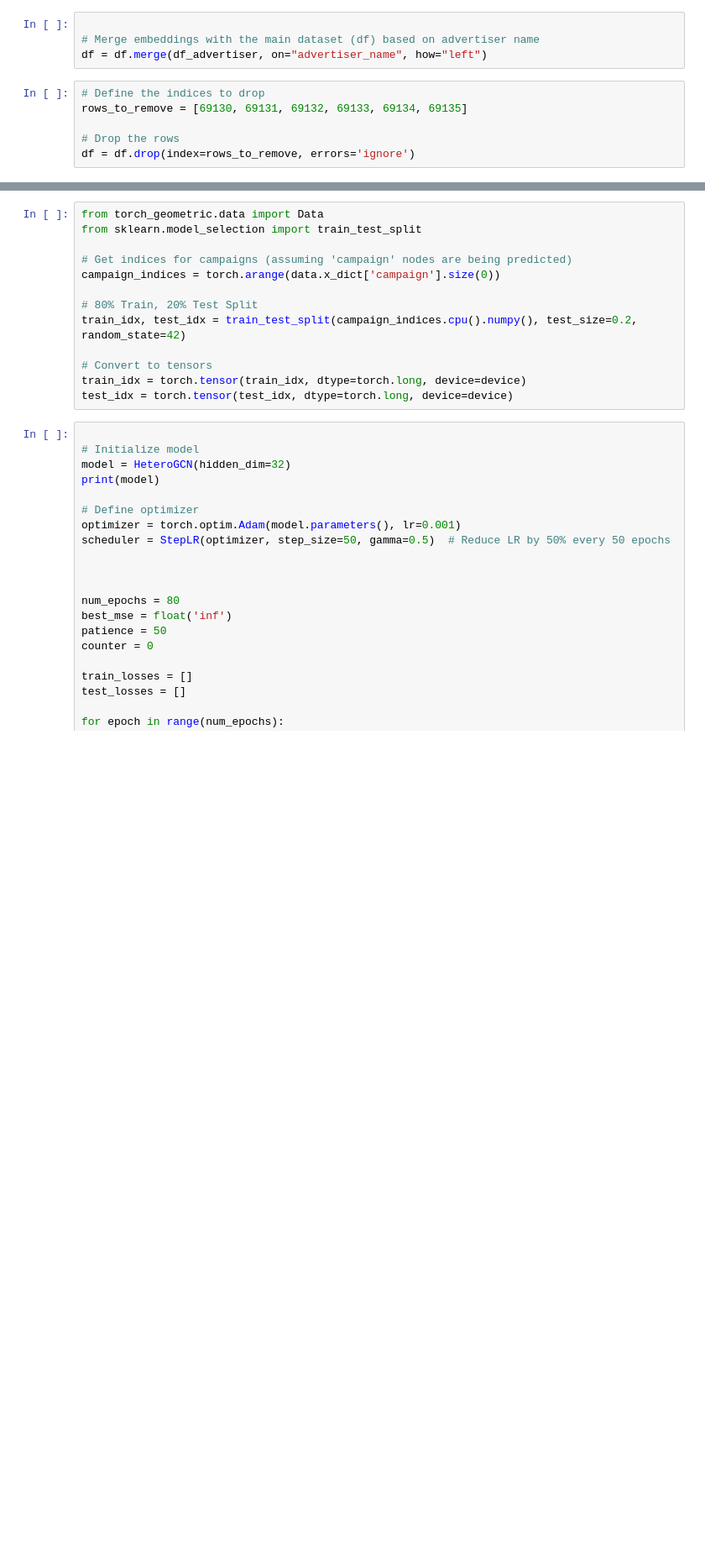
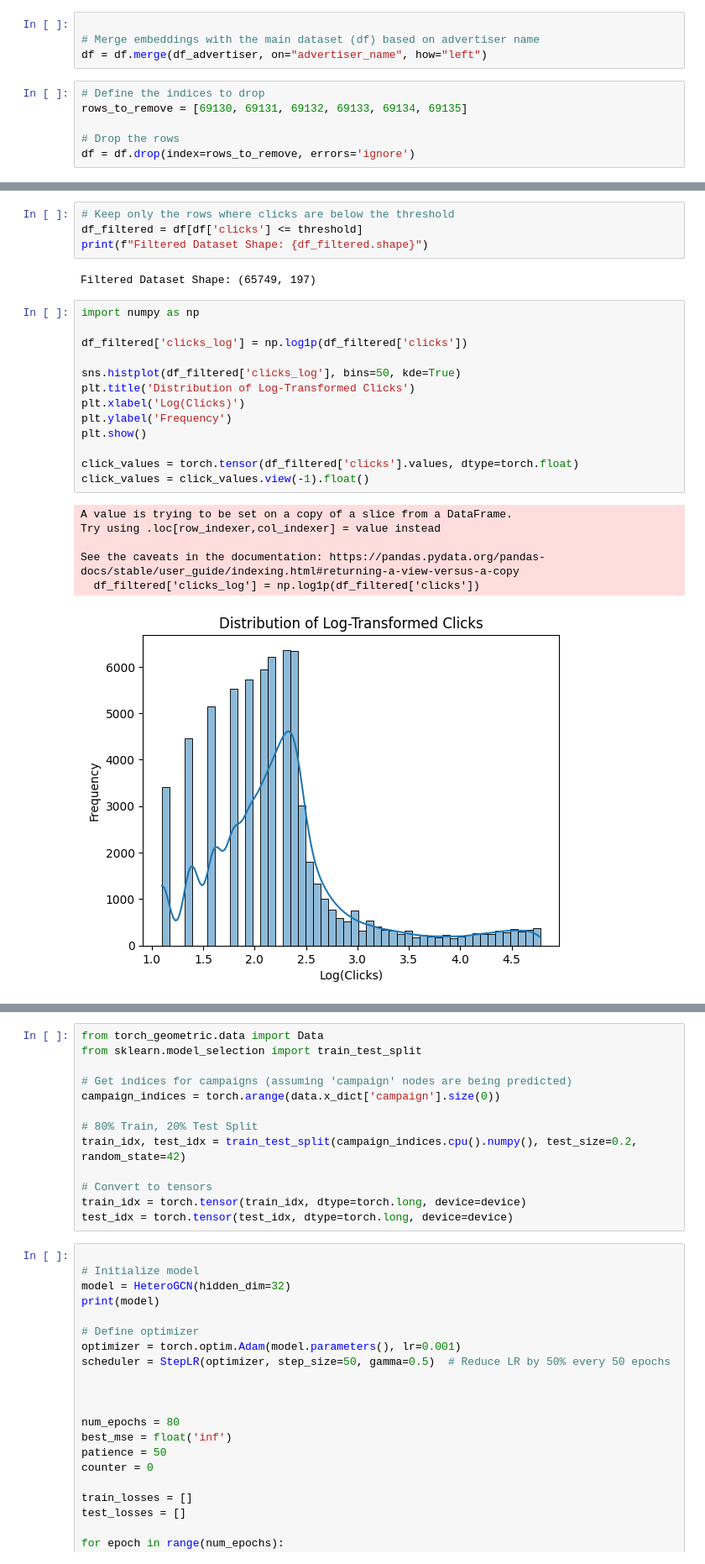
Before and after one commit to GinuraAdikari/InsightHive, a Jupyter notebook: Customer Engagement prediction/Models/SAGEConv.ipynb, the cells around one changed output, grey strips where cells are left out. Shown: that part at 84% size. Cells and saved outputs as stored; diff of their text form; blank space fills up the shorter version.

```diff
--- a/Customer Engagement prediction/Models/SAGEConv.ipynb
+++ b/Customer Engagement prediction/Models/SAGEConv.ipynb
@@ -47,3 +102,29 @@ print(df)
+# %%
+# Keep only the rows where clicks are below the threshold
+df_filtered = df[df['clicks'] <= threshold]
+print(f"Filtered Dataset Shape: {df_filtered.shape}")
+# %% [output]
+Filtered Dataset Shape: (65749, 197)
+# %%
+import numpy as np
+
+df_filtered['clicks_log'] = np.log1p(df_filtered['clicks'])
+
+sns.histplot(df_filtered['clicks_log'], bins=50, kde=True)
+plt.title('Distribution of Log-Transformed Clicks')
+plt.xlabel('Log(Clicks)')
+plt.ylabel('Frequency')
+plt.show()
+
+click_values = torch.tensor(df_filtered['clicks'].values, dtype=torch.float)
+click_values = click_values.view(-1).float()
+# %% [output]
+A value is trying to be set on a copy of a slice from a DataFrame.
+Try using .loc[row_indexer,col_indexer] = value instead
+
+See the caveats in the documentation: https://pandas.pydata.org/pandas-docs/stable/user_guide/indexing.html#returning-a-view-versus-a-copy
+  df_filtered['clicks_log'] = np.log1p(df_filtered['clicks'])
+[figure, added]
 # %%
 # Initialize HeteroData object
 data = HeteroData()
```
Also changed, not shown: parts of 25 cells of this notebook, 25 other files.
